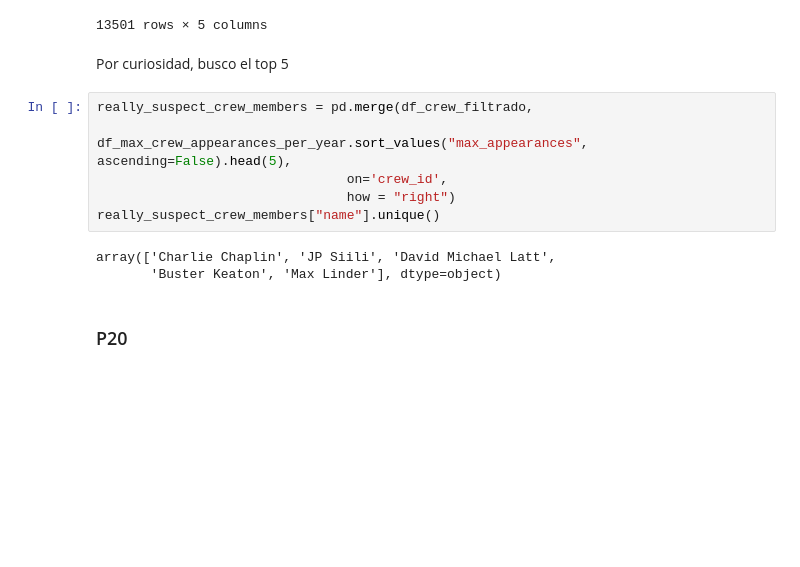
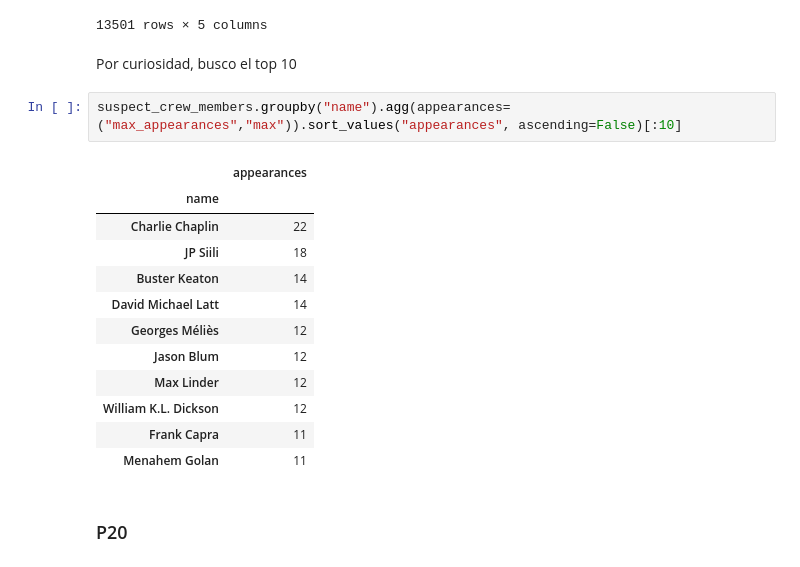
Before and after one commit to Nacho2904/orga_de_datos, a Jupyter notebook: tp_1.ipynb, the cells around one changed output. Saved outputs shown, nothing was run; the diff lists cells and outputs as text; blank space fills up the shorter version.

```diff
--- a/tp_1.ipynb
+++ b/tp_1.ipynb
@@ -393,16 +393,22 @@ suspect_crew_members
 | 13500 | 446048 | 1827779 | Director | Shannon Hartman | 4 |
 13501 rows × 5 columns
 # %% [markdown]
-Por curiosidad, busco el top 5
+Por curiosidad, busco el top 10
-# %%
-really_suspect_crew_members = pd.merge(df_crew_filtrado,
-                                df_max_crew_appearances_per_year.sort_values("max_appearances", ascending=False).head(5),
-                                on='crew_id',
-                                how = "right")
-really_suspect_crew_members["name"].unique()
-# %% [output]
-array(['Charlie Chaplin', 'JP Siili', 'David Michael Latt',
-       'Buster Keaton', 'Max Linder'], dtype=object)
+# %%
+suspect_crew_members.groupby("name").agg(appearances=("max_appearances","max")).sort_values("appearances", ascending=False)[:10]
+# %% [output]
+|  | appearances |
+| name |  |
+| Charlie Chaplin | 22 |
+| JP Siili | 18 |
+| Buster Keaton | 14 |
+| David Michael Latt | 14 |
+| Georges Méliès | 12 |
+| Jason Blum | 12 |
+| Max Linder | 12 |
+| William K.L. Dickson | 12 |
+| Frank Capra | 11 |
+| Menahem Golan | 11 |
 # %% [markdown]
 ### P20
 # %% [markdown]
```
Also changed, not shown: parts of 2 cells of this notebook.
